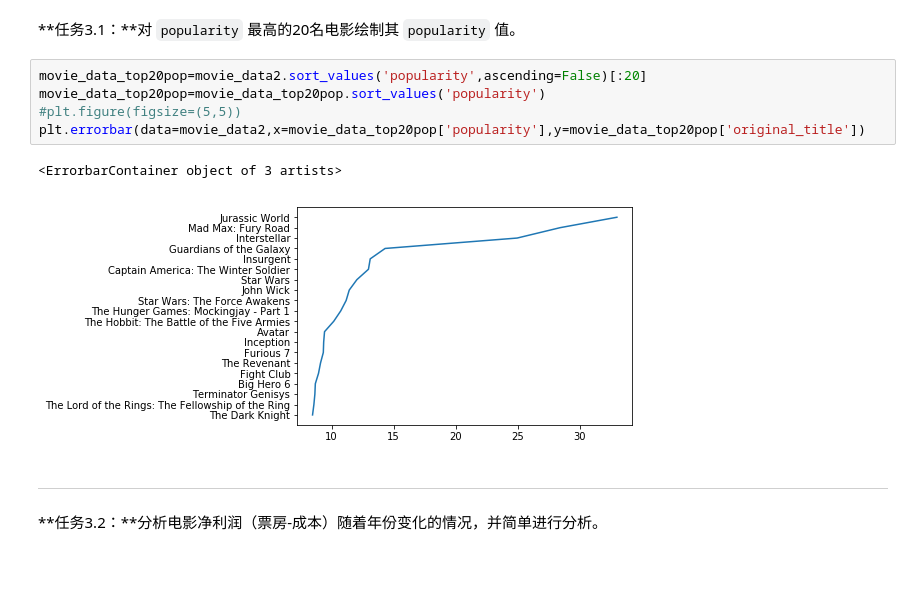
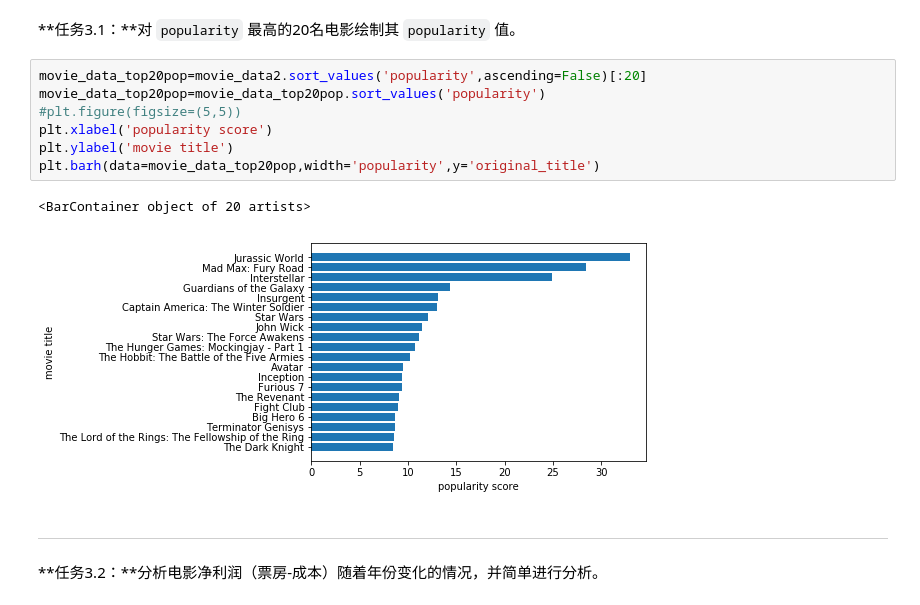
Before and after one commit to guxijun/Uda-assignment, a Jupyter notebook: Explore Movie Dataset.ipynb, the cells around one changed output. Cells and saved outputs as stored; diff of their text form; blank space fills up the shorter version.

```diff
--- a/Explore Movie Dataset.ipynb
+++ b/Explore Movie Dataset.ipynb
@@ -238,11 +240,13 @@ movie_data_director.sort_values('mean',ascending=False)
 # %%
 movie_data_top20pop=movie_data2.sort_values('popularity',ascending=False)[:20]
 movie_data_top20pop=movie_data_top20pop.sort_values('popularity')
 #plt.figure(figsize=(5,5))
-plt.errorbar(data=movie_data2,x=movie_data_top20pop['popularity'],y=movie_data_top20pop['original_title'])
+plt.xlabel('popularity score')
+plt.ylabel('movie title')
+plt.barh(data=movie_data_top20pop,width='popularity',y='original_title')
 # %% [output]
-<ErrorbarContainer object of 3 artists>
+<BarContainer object of 20 artists>
-[figure, old version]
+[figure, new version]
 # %% [markdown]
 ---
 **任务3.2：**分析电影净利润（票房-成本）随着年份变化的情况，并简单进行分析。
```
Also changed, not shown: parts of 3 cells of this notebook, 2 other files.
